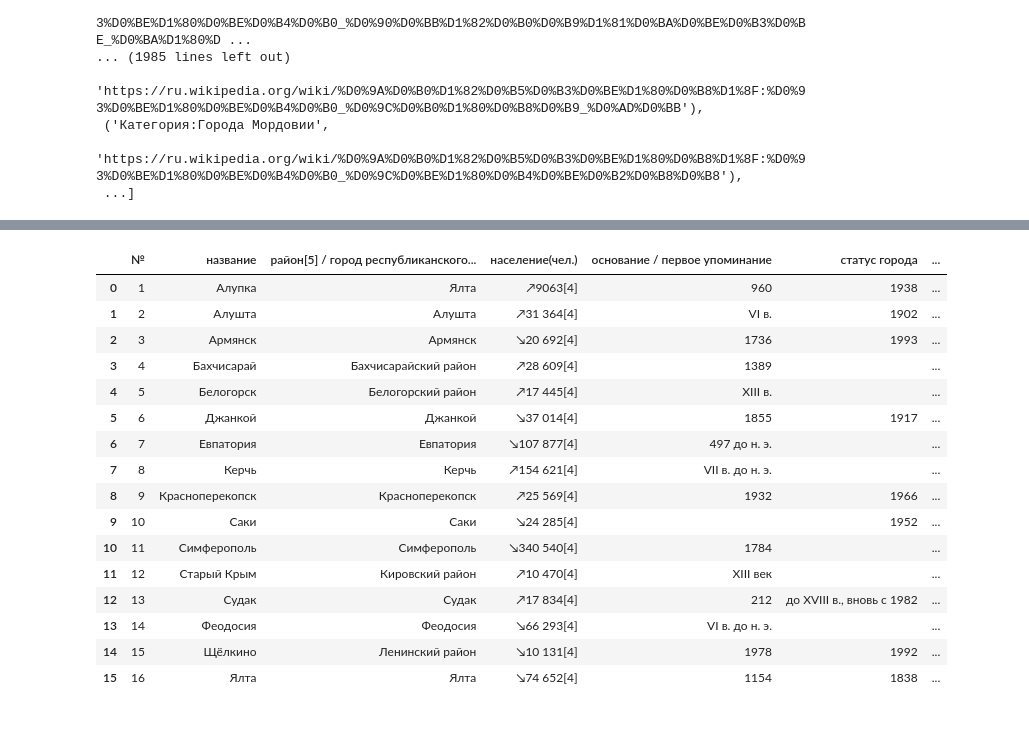
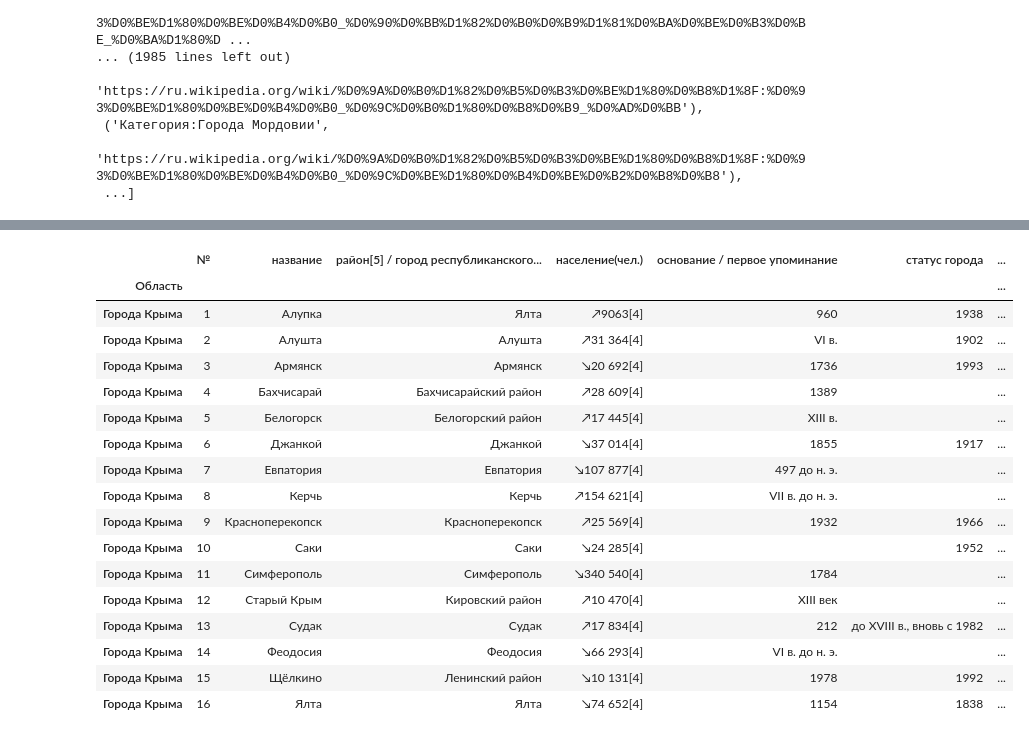
Before and after one commit to bitcoineazy/Big_Data, a Jupyter notebook: 04_parsing/wikipedia_parser.ipynb, the cells around one changed output, grey strips where cells are left out. Drawn from its saved outputs; the diff is of its cells as text; code cells hidden in the pictures.

Commit message:
wikipedia parser pandas df

```diff
--- a/04_parsing/wikipedia_parser.ipynb
+++ b/04_parsing/wikipedia_parser.ipynb
@@ -42,10 +43,10 @@ all_es
   'https://ru.wikipedia.org/wiki/%D0%9A%D0%B0%D1%82%D0%B5%D0%B3%D0%BE%D1%80%D0%B8%D1%8F:%D0%93%D0%BE%D1%80%D0%BE%D0%B4%D0%B0_%D0%9C%D0%BE%D1%80%D0%B4%D0%BE%D0%B2%D0%B8%D0%B8'),
  ...]
 # %%
-import pandas as pd
+
 all_es_prop = []
 
-for i, (n, lnk) in enumerate(all_es[:9]):
+for i, (n, lnk) in enumerate(all_es[:30]):
     es = BeautifulSoup(urllib.request.urlopen(lnk), 'lxml')
     es_pr = {}
     city_info = {}
@@ -115,6 +116,7 @@ for i, (n, lnk) in enumerate(all_es[:9]):
                         es_pr[saved_th[i]] = td[i].text.strip()
                         if i == len(td)- 1:
                             #print(es_pr)
+                            es_pr["Область"] = n.split(":")[1]
                             cities.append(es_pr)
                             #print(pd.json_normalize(es_pr))
 
@@ -127,7 +129,7 @@ for i, (n, lnk) in enumerate(all_es[:9]):
     if len(cities) > 0:
         print(cities)
         #print(es_pr)
-        all_es_prop.append((n, {"Города": cities}))
+        all_es_prop.append({"Область": n.split(":")[1], "Города": cities})
         df_parsed[n] = cities
         #print('{}: {}, Название города: {}'.format(i, n, city_name))
 # %% [output]
@@ -141,20 +153,21 @@ for i, (n, lnk) in enumerate(all_es[:9]):
 # %%
-pd.json_normalize(all_es_prop[0][1]["Города"])
+pd.json_normalize(all_es_prop[0]["Города"]).set_index("Область")
 # %% [output]
 |  | № | название | район[5] / город республиканского... | население(чел.) | основание / первое упоминание | статус города | ... |
-| 0 | 1 | Алупка | Ялта | ↗9063[4] | 960 | 1938 | ... |
-| 1 | 2 | Алушта | Алушта | ↗31 364[4] | VI в. | 1902 | ... |
-| 2 | 3 | Армянск | Армянск | ↘20 692[4] | 1736 | 1993 | ... |
-| 3 | 4 | Бахчисарай | Бахчисарайский район | ↗28 609[4] | 1389 |  | ... |
-| 4 | 5 | Белогорск | Белогорский район | ↗17 445[4] | XIII в. |  | ... |
-| 5 | 6 | Джанкой | Джанкой | ↘37 014[4] | 1855 | 1917 | ... |
-| 6 | 7 | Евпатория | Евпатория | ↘107 877[4] | 497 до н. э. |  | ... |
-| 7 | 8 | Керчь | Керчь | ↗154 621[4] | VII в. до н. э. |  | ... |
-| 8 | 9 | Красноперекопск | Красноперекопск | ↗25 569[4] | 1932 | 1966 | ... |
-| 9 | 10 | Саки | Саки | ↘24 285[4] |  | 1952 | ... |
-| 10 | 11 | Симферополь | Симферополь | ↘340 540[4] | 1784 |  | ... |
-| 11 | 12 | Старый Крым | Кировский район | ↗10 470[4] | XIII век |  | ... |
-| 12 | 13 | Судак | Судак | ↗17 834[4] | 212 | до XVIII в., вновь с 1982 | ... |
-| 13 | 14 | Феодосия | Феодосия | ↘66 293[4] | VI в. до н. э. |  | ... |
-| 14 | 15 | Щёлкино | Ленинский район | ↘10 131[4] | 1978 | 1992 | ... |
-| 15 | 16 | Ялта | Ялта | ↘74 652[4] | 1154 | 1838 | ... |
+| Область |  |  |  |  |  |  | ... |
+| Города Крыма | 1 | Алупка | Ялта | ↗9063[4] | 960 | 1938 | ... |
+| Города Крыма | 2 | Алушта | Алушта | ↗31 364[4] | VI в. | 1902 | ... |
+| Города Крыма | 3 | Армянск | Армянск | ↘20 692[4] | 1736 | 1993 | ... |
+| Города Крыма | 4 | Бахчисарай | Бахчисарайский район | ↗28 609[4] | 1389 |  | ... |
+| Города Крыма | 5 | Белогорск | Белогорский район | ↗17 445[4] | XIII в. |  | ... |
+| Города Крыма | 6 | Джанкой | Джанкой | ↘37 014[4] | 1855 | 1917 | ... |
+| Города Крыма | 7 | Евпатория | Евпатория | ↘107 877[4] | 497 до н. э. |  | ... |
+| Города Крыма | 8 | Керчь | Керчь | ↗154 621[4] | VII в. до н. э. |  | ... |
+| Города Крыма | 9 | Красноперекопск | Красноперекопск | ↗25 569[4] | 1932 | 1966 | ... |
+| Города Крыма | 10 | Саки | Саки | ↘24 285[4] |  | 1952 | ... |
+| Города Крыма | 11 | Симферополь | Симферополь | ↘340 540[4] | 1784 |  | ... |
+| Города Крыма | 12 | Старый Крым | Кировский район | ↗10 470[4] | XIII век |  | ... |
+| Города Крыма | 13 | Судак | Судак | ↗17 834[4] | 212 | до XVIII в., вновь с 1982 | ... |
+| Города Крыма | 14 | Феодосия | Феодосия | ↘66 293[4] | VI в. до н. э. |  | ... |
+| Города Крыма | 15 | Щёлкино | Ленинский район | ↘10 131[4] | 1978 | 1992 | ... |
+| Города Крыма | 16 | Ялта | Ялта | ↘74 652[4] | 1154 | 1838 | ... |
```
Also changed, not shown: parts of 12 cells of this notebook.
